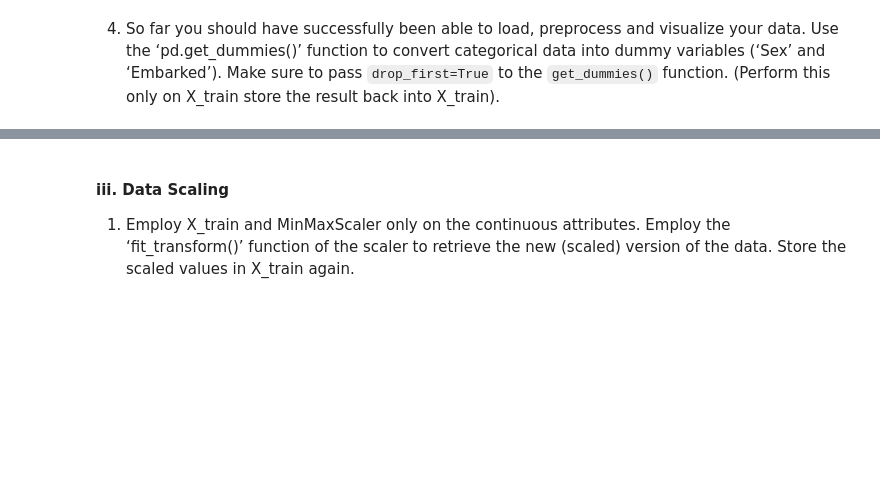
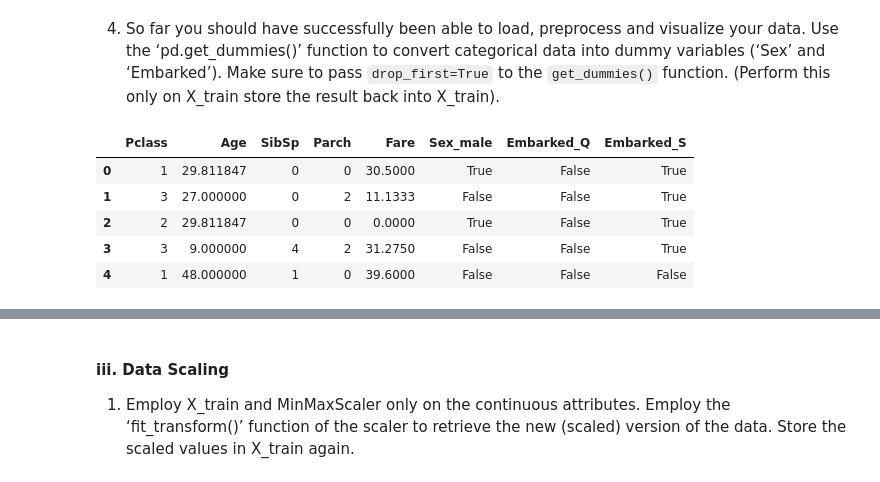
Before and after one commit to TRIPLE-A332/Stevens_IT-MS_in_CS, a Jupyter notebook: FALL_24/CS556_Mathematical_ML/HW/hw3/Q2/Q2.ipynb, the cells around one changed output, grey strips where cells are left out. Drawn from its saved outputs; the diff is of its cells as text; code cells hidden in the pictures; blank space fills up the shorter version.

```diff
--- a/FALL_24/CS556_Mathematical_ML/HW/hw3/Q2/Q2.ipynb
+++ b/FALL_24/CS556_Mathematical_ML/HW/hw3/Q2/Q2.ipynb
@@ -70,2 +190,12 @@ Use the ‘dropna()’ function to drop any remaining rows that consist of NA va
 # %% [markdown]
 4. So far you should have successfully been able to load, preprocess and visualize your data. Use the ‘pd.get_dummies()’ function to convert categorical data into dummy variables (‘Sex’ and ‘Embarked’). Make sure to pass `drop_first=True` to the `get_dummies()` function. (Perform this only on X_train store the result back into X_train).
+# %%
+X_train = pd.get_dummies(X_train, columns=['Sex', 'Embarked'], drop_first=True)
+X_train.head()
+# %% [output]
+|  | Pclass | Age | SibSp | Parch | Fare | Sex_male | Embarked_Q | Embarked_S |
+| 0 | 1 | 29.811847 | 0 | 0 | 30.5000 | True | False | True |
+| 1 | 3 | 27.000000 | 0 | 2 | 11.1333 | False | False | True |
+| 2 | 2 | 29.811847 | 0 | 0 | 0.0000 | True | False | True |
+| 3 | 3 | 9.000000 | 4 | 2 | 31.2750 | False | False | True |
+| 4 | 1 | 48.000000 | 1 | 0 | 39.6000 | False | False | False |
```
Also changed, not shown: parts of 26 cells of this notebook, 4 other files.
